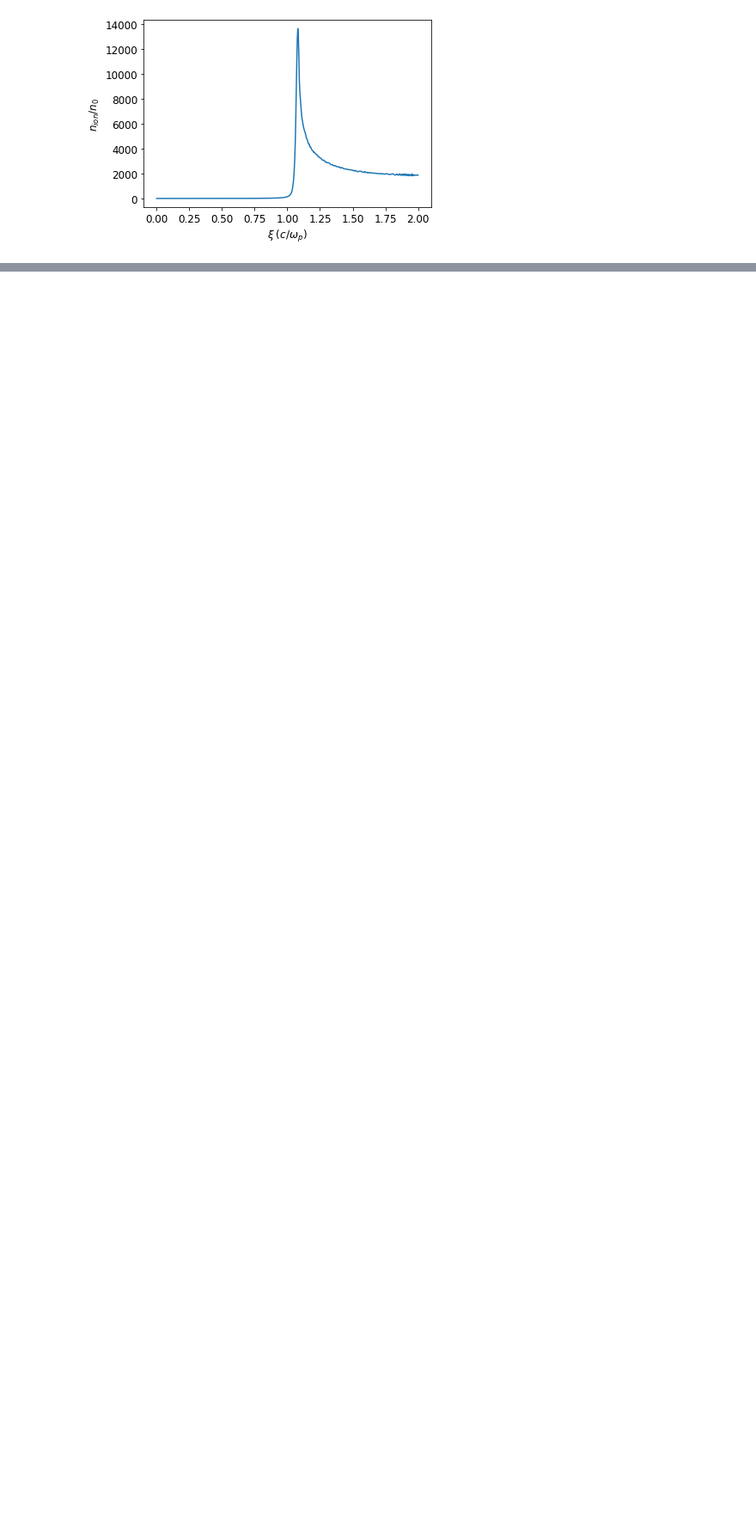
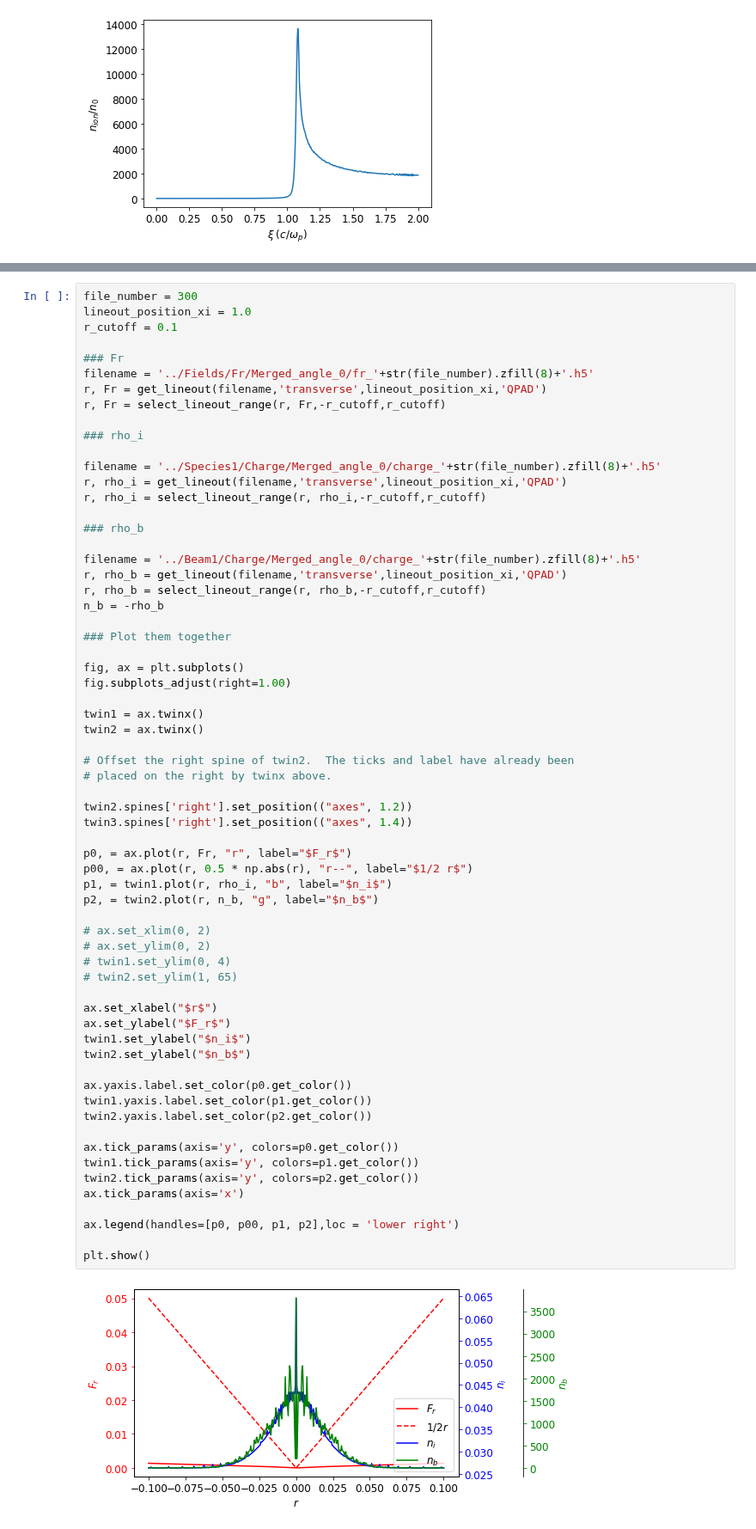
Before and after one commit to uclazyj/JupyterQpic, a Jupyter notebook: plot_lineout_QPAD.ipynb, the cells around one changed output, grey strips where cells are left out. Shown at 86% size. Drawn from its saved outputs; the diff is of its cells as text; blank space fills up the shorter version.

```diff
--- a/plot_lineout_QPAD.ipynb
+++ b/plot_lineout_QPAD.ipynb
@@ -135,0 +193,66 @@ plt.show()
+# %%
+file_number = 300
+lineout_position_xi = 1.0
+r_cutoff = 0.1
+
+### Fr
+filename = '../Fields/Fr/Merged_angle_0/fr_'+str(file_number).zfill(8)+'.h5'
+r, Fr = get_lineout(filename,'transverse',lineout_position_xi,'QPAD')
+r, Fr = select_lineout_range(r, Fr,-r_cutoff,r_cutoff)
+
+### rho_i
+
+filename = '../Species1/Charge/Merged_angle_0/charge_'+str(file_number).zfill(8)+'.h5'
+r, rho_i = get_lineout(filename,'transverse',lineout_position_xi,'QPAD')
+r, rho_i = select_lineout_range(r, rho_i,-r_cutoff,r_cutoff)
+
+### rho_b
+
+filename = '../Beam1/Charge/Merged_angle_0/charge_'+str(file_number).zfill(8)+'.h5'
+r, rho_b = get_lineout(filename,'transverse',lineout_position_xi,'QPAD')
+r, rho_b = select_lineout_range(r, rho_b,-r_cutoff,r_cutoff)
+n_b = -rho_b
+
+### Plot them together
+
+fig, ax = plt.subplots()
+fig.subplots_adjust(right=1.00)
+
+twin1 = ax.twinx()
+twin2 = ax.twinx()
+
+# Offset the right spine of twin2.  The ticks and label have already been
+# placed on the right by twinx above.
+
+twin2.spines['right'].set_position(("axes", 1.2))
+twin3.spines['right'].set_position(("axes", 1.4))
+
+p0, = ax.plot(r, Fr, "r", label="$F_r$")
+p00, = ax.plot(r, 0.5 * np.abs(r), "r--", label="$1/2 r$")
+p1, = twin1.plot(r, rho_i, "b", label="$n_i$")
+p2, = twin2.plot(r, n_b, "g", label="$n_b$")
+
+# ax.set_xlim(0, 2)
+# ax.set_ylim(0, 2)
+# twin1.set_ylim(0, 4)
+# twin2.set_ylim(1, 65)
+
+ax.set_xlabel("$r$")
+ax.set_ylabel("$F_r$")
+twin1.set_ylabel("$n_i$")
+twin2.set_ylabel("$n_b$")
+
+ax.yaxis.label.set_color(p0.get_color())
+twin1.yaxis.label.set_color(p1.get_color())
+twin2.yaxis.label.set_color(p2.get_color())
+
+ax.tick_params(axis='y', colors=p0.get_color())
+twin1.tick_params(axis='y', colors=p1.get_color())
+twin2.tick_params(axis='y', colors=p2.get_color())
+ax.tick_params(axis='x')
+
+ax.legend(handles=[p0, p00, p1, p2],loc = 'lower right')
+
+plt.show()
+# %% [output]
+[figure, added]
```
Also changed, not shown: parts of 7 cells of this notebook, 1 other file.
